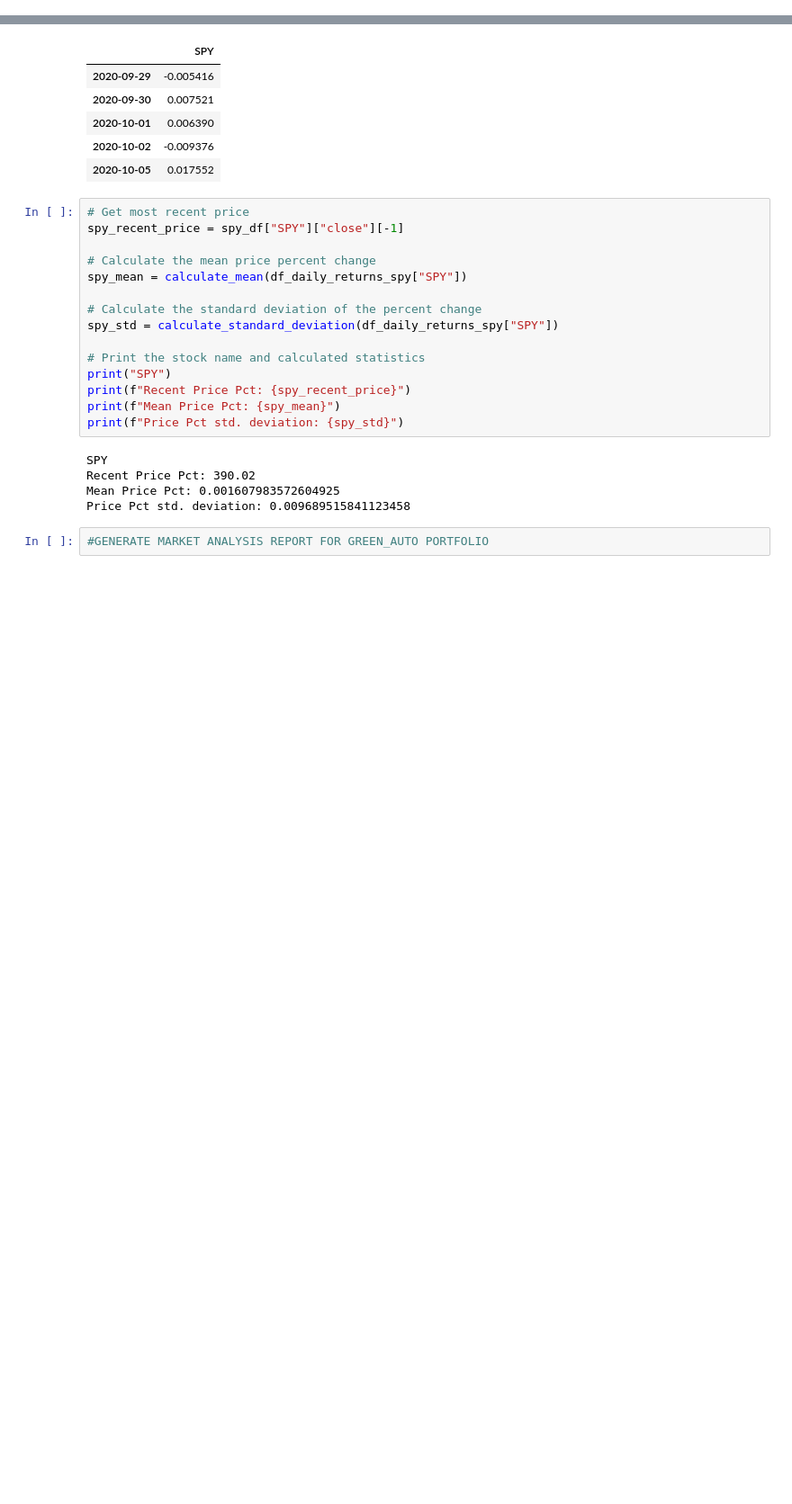
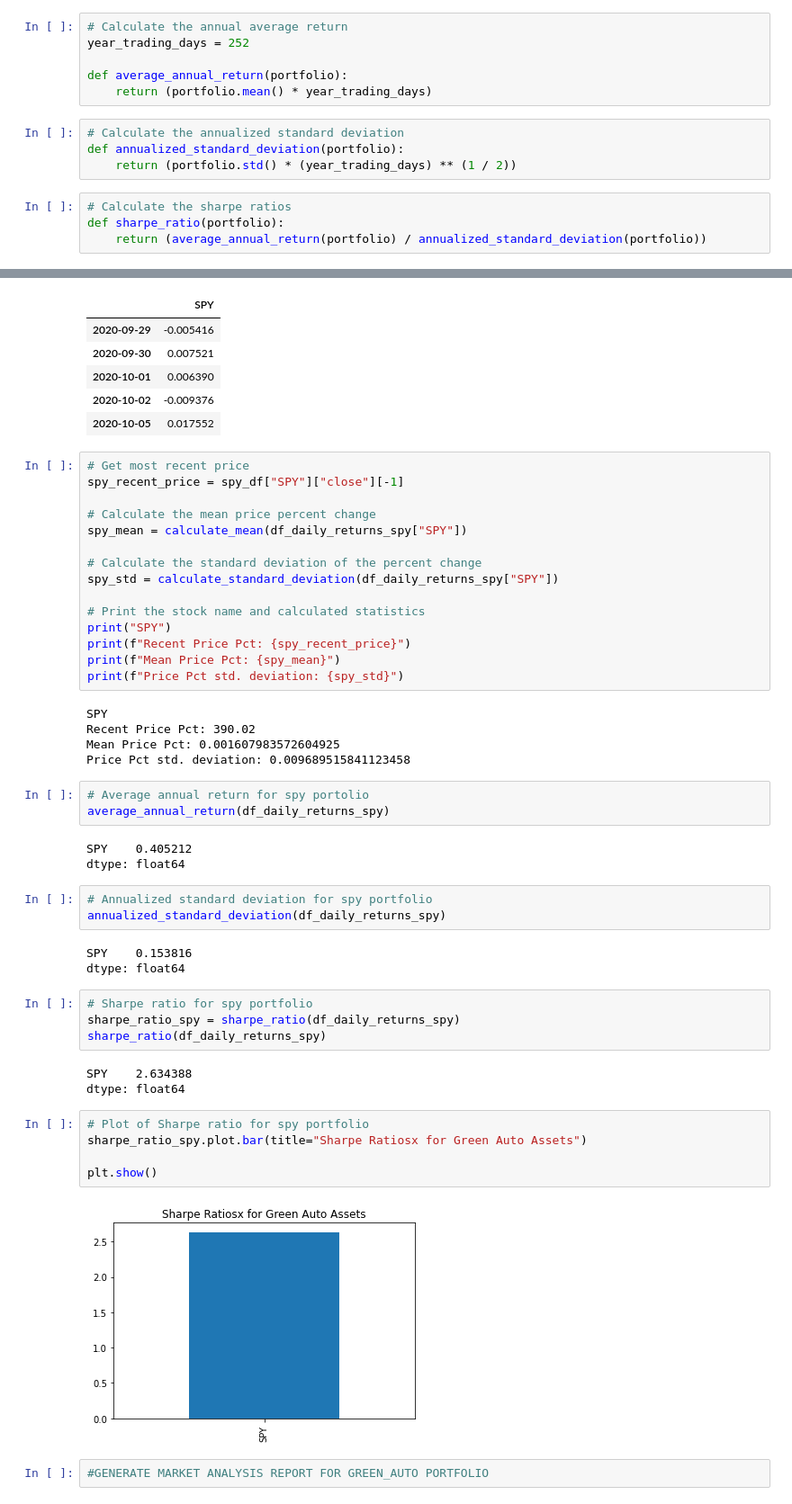
Before and after one commit to pstgeme/portfolio_analyzer, a Jupyter notebook: project_1.ipynb, the cells around one changed output, grey strips where cells are left out. Shown: that part at 90% size. Cells and saved outputs as stored; diff of their text form; blank space fills up the shorter version.

Commit message:
Calculated all information relevant to generating Sharpe ratios for each asset in portfolios. Graphical data presented as well for reference.

```diff
--- a/project_1.ipynb
+++ b/project_1.ipynb
@@ -210,6 +210,20 @@ def compare_volatility(stock_std, spy_std):
         print("The stock is more volatile than the market.")
     else:
         print("The stock is less volatile than the market.")
+# %%
+# Calculate the annual average return
+year_trading_days = 252
+
+def average_annual_return(portfolio):
+    return (portfolio.mean() * year_trading_days)
+# %%
+# Calculate the annualized standard deviation
+def annualized_standard_deviation(portfolio):
+    return (portfolio.std() * (year_trading_days) ** (1 / 2))
+# %%
+# Calculate the sharpe ratios
+def sharpe_ratio(portfolio):
+    return (average_annual_return(portfolio) / annualized_standard_deviation(portfolio))
 # %%
 # GENERATE MARKET ANALYSIS REPORT FOR SPY PORTFOLIO
 # %%
@@ -254,6 +268,32 @@ SPY
 Recent Price Pct: 390.02
 Mean Price Pct: 0.001607983572604925
 Price Pct std. deviation: 0.009689515841123458
+# %%
+# Average annual return for spy portolio
+average_annual_return(df_daily_returns_spy)
+# %% [output]
+SPY    0.405212
+dtype: float64
+# %%
+# Annualized standard deviation for spy portfolio
+annualized_standard_deviation(df_daily_returns_spy)
+# %% [output]
+SPY    0.153816
+dtype: float64
+# %%
+# Sharpe ratio for spy portfolio
+sharpe_ratio_spy = sharpe_ratio(df_daily_returns_spy)
+sharpe_ratio(df_daily_returns_spy)
+# %% [output]
+SPY    2.634388
+dtype: float64
+# %%
+# Plot of Sharpe ratio for spy portfolio
+sharpe_ratio_spy.plot.bar(title="Sharpe Ratiosx for Green Auto Assets")
+
+plt.show()
+# %% [output]
+[figure, added]
 # %%
 #GENERATE MARKET ANALYSIS REPORT FOR GREEN_AUTO PORTFOLIO
 # %%
```
Also changed, not shown: parts of 35 cells of this notebook.
